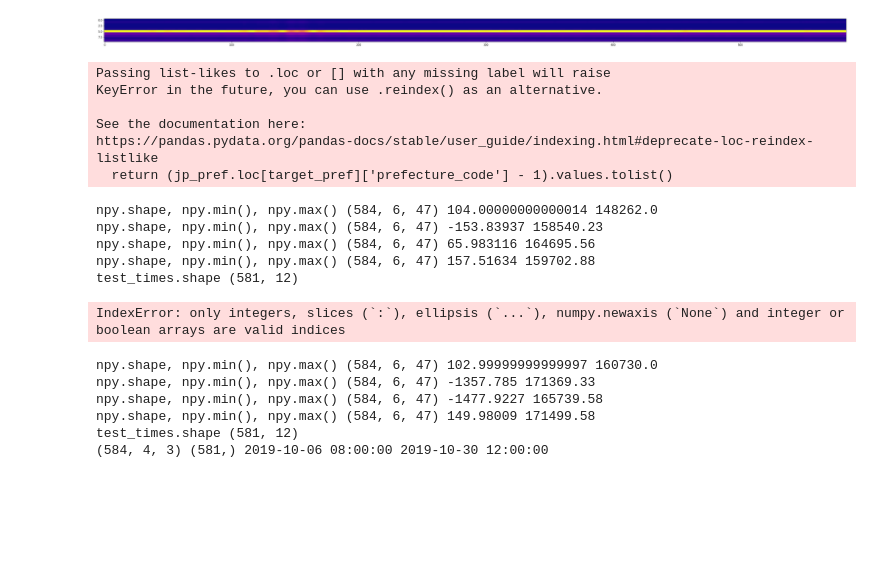
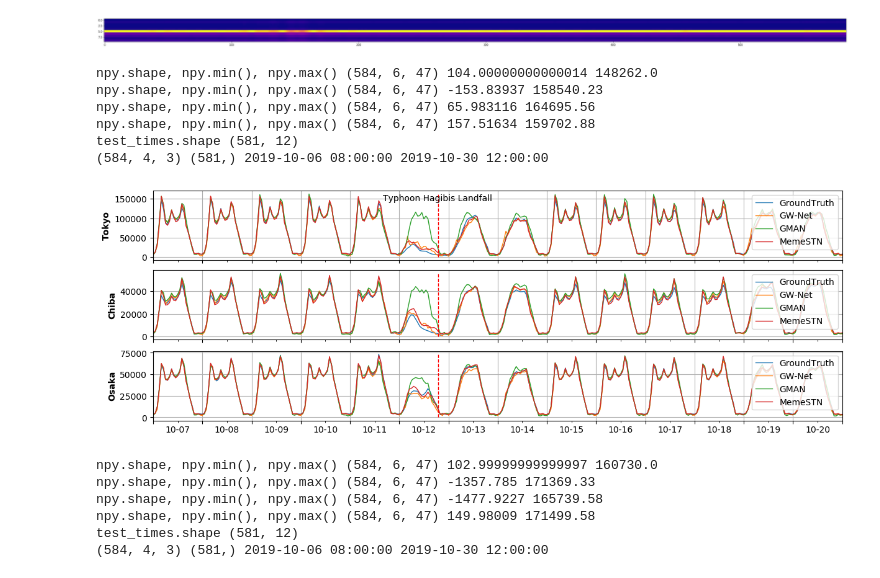
Before and after one commit to deepkashiwa20/TwitterMobility1, a Jupyter notebook: visual/TwiMetaSTE-timeseries.ipynb, the cells around one changed output. Saved outputs shown, nothing was run; the diff lists cells and outputs as text; code cells hidden in the pictures; blank space fills up the shorter version.

```diff
--- a/visual/TwiMetaSTE-timeseries.ipynb
+++ b/visual/TwiMetaSTE-timeseries.ipynb
@@ -153,24 +153,19 @@ plot_mem(att_test)
 # %%
 exp = 'typhoon-inflow'
 models = ['GroundTruth', 'GW-Net', 'GMAN', 'MemeSTN']
-prefectures = ['Tokyo', 'Chiba', 'Osasaka']
-time_step_id = 0 # future 1, 2, ..., 6 hours
+prefectures = ['Tokyo', 'Chiba', 'Osaka']
+time_step_id = 0    # future 1, 2, ..., 6 hours
 fdata, times = prepare_data(exp, models, prefectures, time_step_id)
 print(fdata.shape, times.shape, times[0], times[-1])
 plot_typhoon(exp, prefectures, fdata, times, '2019-10-07 00:00:00', '2019-10-21 00:00:00') # 14 days
 # %% [output]
-Passing list-likes to .loc or [] with any missing label will raise
-KeyError in the future, you can use .reindex() as an alternative.
-
-See the documentation here:
-https://pandas.pydata.org/pandas-docs/stable/user_guide/indexing.html#deprecate-loc-reindex-listlike
-  return (jp_pref.loc[target_pref]['prefecture_code'] - 1).values.tolist()
+npy.shape, npy.min(), npy.max() (584, 6, 47) 104.00000000000014 148262.0
+npy.shape, npy.min(), npy.max() (584, 6, 47) -153.83937 158540.23
+npy.shape, npy.min(), npy.max() (584, 6, 47) 65.983116 164695.56
+npy.shape, npy.min(), npy.max() (584, 6, 47) 157.51634 159702.88
+test_times.shape (581, 12)
+(584, 4, 3) (581,) 2019-10-06 08:00:00 2019-10-30 12:00:00
-npy.shape, npy.min(), npy.max() (584, 6, 47) 104.00000000000014 148262.0
-npy.shape, npy.min(), npy.max() (584, 6, 47) -153.83937 158540.23
-npy.shape, npy.min(), npy.max() (584, 6, 47) 65.983116 164695.56
-npy.shape, npy.min(), npy.max() (584, 6, 47) 157.51634 159702.88
-test_times.shape (581, 12)
-IndexError: only integers, slices (`:`), ellipsis (`...`), numpy.newaxis (`None`) and integer or boolean arrays are valid indices
+[figure, added]
 # %%
 exp = 'typhoon-outflow'
 models = ['GroundTruth', 'GW-Net', 'GMAN', 'MemeSTN']
```
Also changed, not shown: parts of 3 cells of this notebook, 4 other files.
